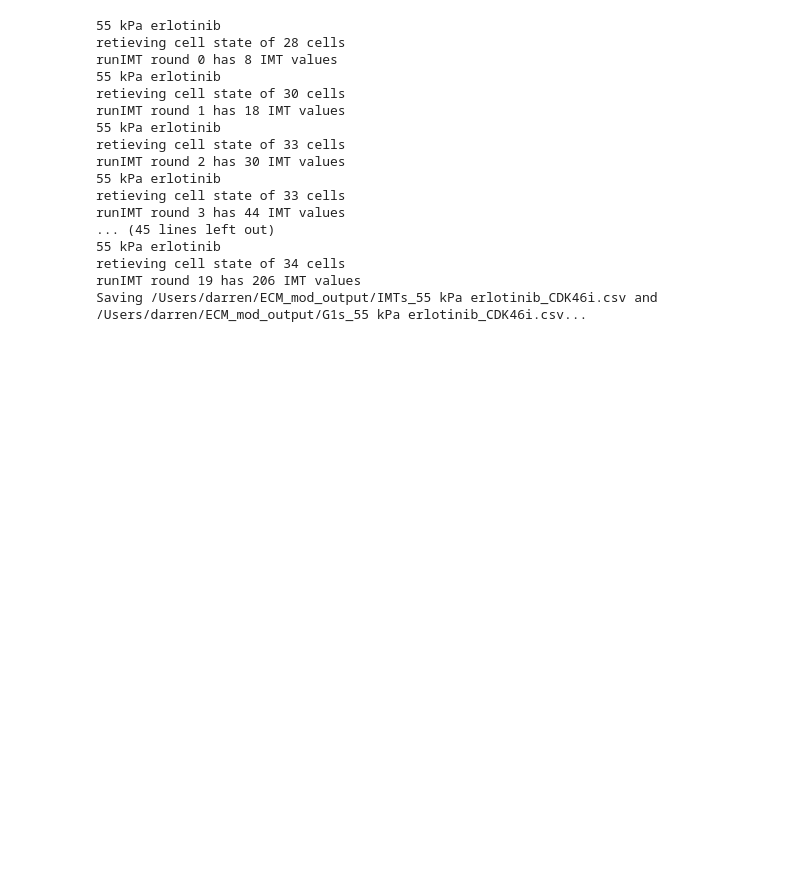
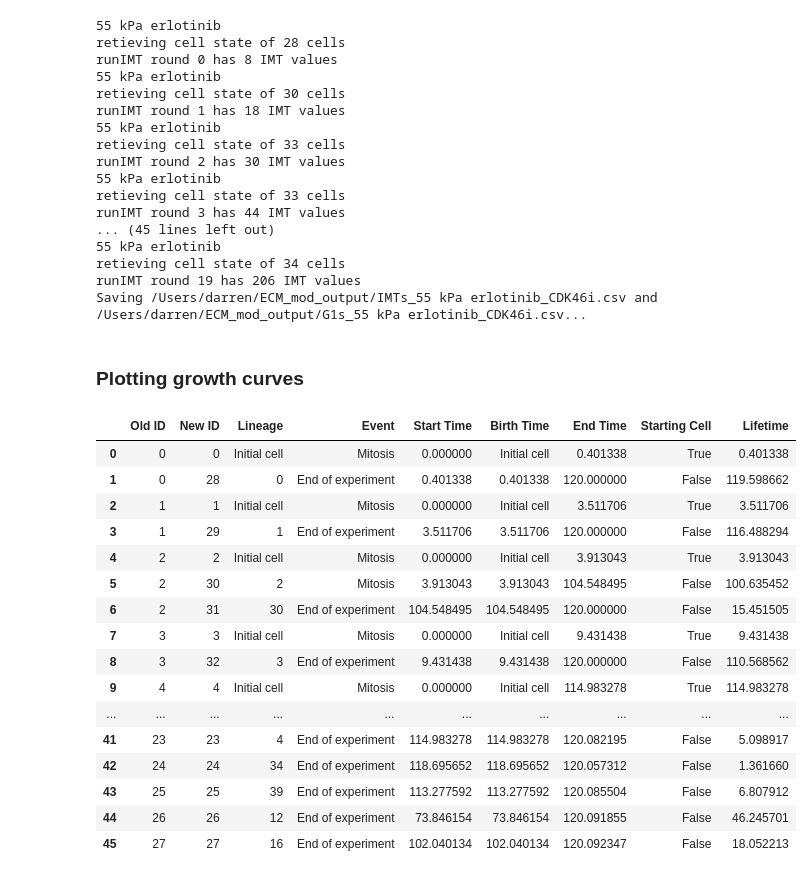
Before and after one commit to QuLab-VU/ECM_cell_cycle_model, a Jupyter notebook: Python/10_generate_cell_pops_test_treatments.ipynb, the cells around one changed output. Cells and saved outputs as stored; diff of their text form; code cells hidden in the pictures; blank space fills up the shorter version.

```diff
--- a/Python/10_generate_cell_pops_test_treatments.ipynb
+++ b/Python/10_generate_cell_pops_test_treatments.ipynb
@@ -246,3 +246,26 @@ runIMT round 3 has 44 IMT values
 retieving cell state of 34 cells
 runIMT round 19 has 206 IMT values
 Saving /Users/darren/ECM_mod_output/IMTs_55 kPa erlotinib_CDK46i.csv and /Users/darren/ECM_mod_output/G1s_55 kPa erlotinib_CDK46i.csv...
+# %% [markdown]
+### Plotting growth curves
+# %%
+cell_fates = population_dfs[0.4][1]
+cell_fates
+# %% [output]
+|  | Old ID | New ID | Lineage | Event | Start Time | Birth Time | End Time | Starting Cell | Lifetime |
+| 0 | 0 | 0 | Initial cell | Mitosis | 0.000000 | Initial cell | 0.401338 | True | 0.401338 |
+| 1 | 0 | 28 | 0 | End of experiment | 0.401338 | 0.401338 | 120.000000 | False | 119.598662 |
+| 2 | 1 | 1 | Initial cell | Mitosis | 0.000000 | Initial cell | 3.511706 | True | 3.511706 |
+| 3 | 1 | 29 | 1 | End of experiment | 3.511706 | 3.511706 | 120.000000 | False | 116.488294 |
+| 4 | 2 | 2 | Initial cell | Mitosis | 0.000000 | Initial cell | 3.913043 | True | 3.913043 |
+| 5 | 2 | 30 | 2 | Mitosis | 3.913043 | 3.913043 | 104.548495 | False | 100.635452 |
+| 6 | 2 | 31 | 30 | End of experiment | 104.548495 | 104.548495 | 120.000000 | False | 15.451505 |
+| 7 | 3 | 3 | Initial cell | Mitosis | 0.000000 | Initial cell | 9.431438 | True | 9.431438 |
+| 8 | 3 | 32 | 3 | End of experiment | 9.431438 | 9.431438 | 120.000000 | False | 110.568562 |
+| 9 | 4 | 4 | Initial cell | Mitosis | 0.000000 | Initial cell | 114.983278 | True | 114.983278 |
+| ... | ... | ... | ... | ... | ... | ... | ... | ... | ... |
+| 41 | 23 | 23 | 4 | End of experiment | 114.983278 | 114.983278 | 120.082195 | False | 5.098917 |
+| 42 | 24 | 24 | 34 | End of experiment | 118.695652 | 118.695652 | 120.057312 | False | 1.361660 |
+| 43 | 25 | 25 | 39 | End of experiment | 113.277592 | 113.277592 | 120.085504 | False | 6.807912 |
+| 44 | 26 | 26 | 12 | End of experiment | 73.846154 | 73.846154 | 120.091855 | False | 46.245701 |
+| 45 | 27 | 27 | 16 | End of experiment | 102.040134 | 102.040134 | 120.092347 | False | 18.052213 |
```
Also changed, not shown: parts of 11 cells of this notebook, 1 other file.
